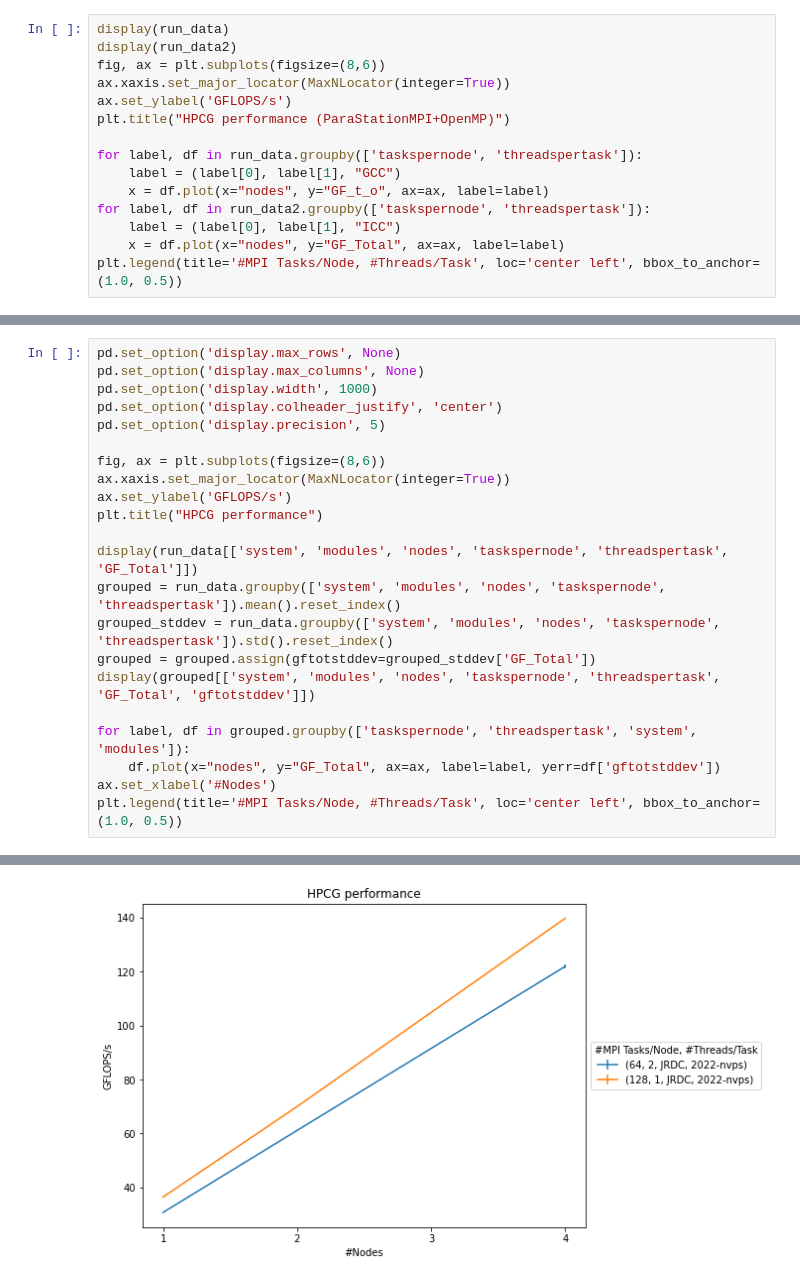
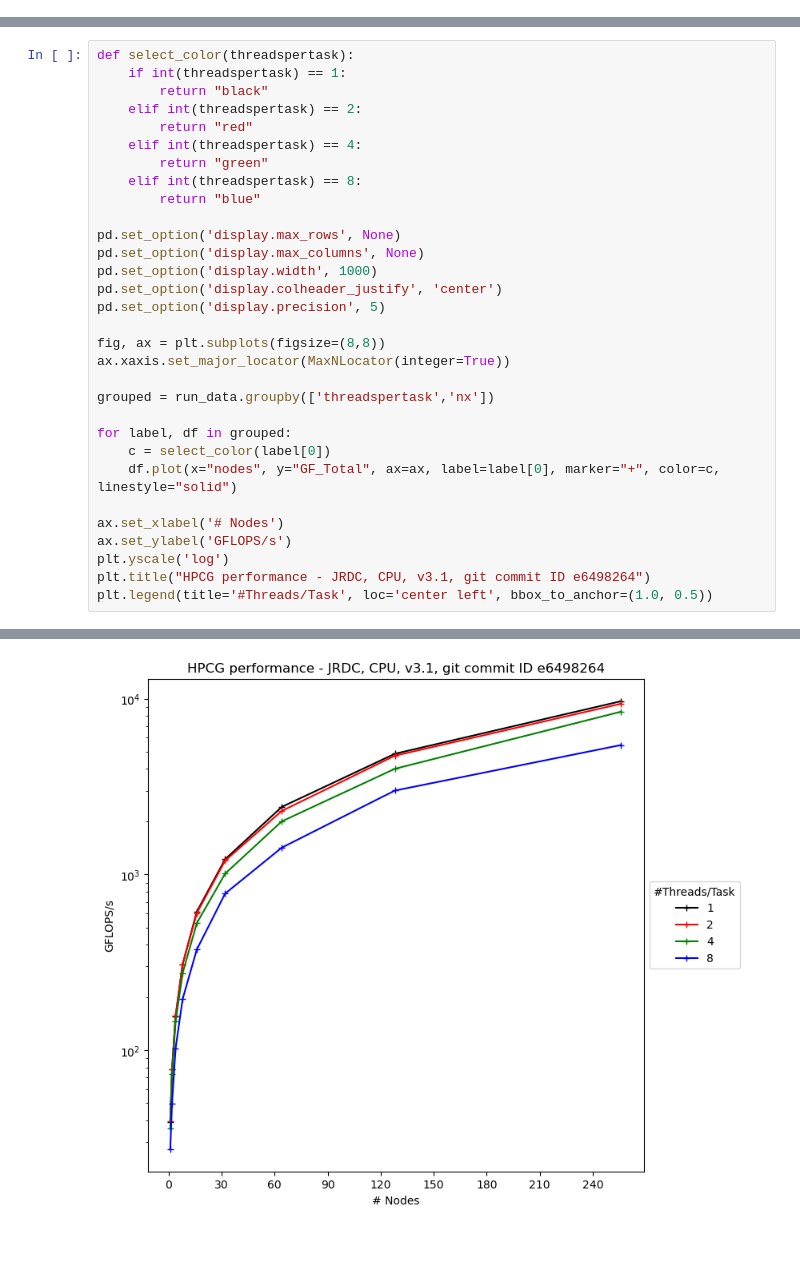
Before and after one commit to FZJ-JSC/jubench-hpcg, a Jupyter notebook: benchmark/eval/HPCG.ipynb, the cells around one changed output, grey strips where cells are left out. Saved outputs shown, nothing was run; the diff lists cells and outputs as text; blank space fills up the shorter version.

```diff
--- a/benchmark/eval/HPCG.ipynb
+++ b/benchmark/eval/HPCG.ipynb
@@ -16,15 +0,0 @@ Index(['jube_benchmark_id', 'system', 'modules', 'nodes', 'taskspernode', 'threa
-# %%
-display(run_data)
-display(run_data2)
-fig, ax = plt.subplots(figsize=(8,6))
-ax.xaxis.set_major_locator(MaxNLocator(integer=True))
-ax.set_ylabel('GFLOPS/s')
-plt.title("HPCG performance (ParaStationMPI+OpenMP)")
-
-for label, df in run_data.groupby(['taskspernode', 'threadspertask']):
-    label = (label[0], label[1], "GCC")
-    x = df.plot(x="nodes", y="GF_t_o", ax=ax, label=label)
-for label, df in run_data2.groupby(['taskspernode', 'threadspertask']):
-    label = (label[0], label[1], "ICC")
-    x = df.plot(x="nodes", y="GF_Total", ax=ax, label=label)
-plt.legend(title='#MPI Tasks/Node, #Threads/Task', loc='center left', bbox_to_anchor=(1.0, 0.5))
@@ -60,23 +99,32 @@ Index(['jube_benchmark_id', 'system', 'modules', 'nodes', 'taskspernode', 'threa
 # %%
+def select_color(threadspertask):
+    if int(threadspertask) == 1:
+        return "black"
+    elif int(threadspertask) == 2:
+        return "red"
+    elif int(threadspertask) == 4:
+        return "green"
+    elif int(threadspertask) == 8:
+        return "blue"
+
 pd.set_option('display.max_rows', None)
 pd.set_option('display.max_columns', None)
 pd.set_option('display.width', 1000)
 pd.set_option('display.colheader_justify', 'center')
 pd.set_option('display.precision', 5)
 
-fig, ax = plt.subplots(figsize=(8,6))
+fig, ax = plt.subplots(figsize=(8,8))
 ax.xaxis.set_major_locator(MaxNLocator(integer=True))
+
+grouped = run_data.groupby(['threadspertask','nx'])
+
+for label, df in grouped:
+    c = select_color(label[0])
+    df.plot(x="nodes", y="GF_Total", ax=ax, label=label[0], marker="+", color=c, linestyle="solid")
+
+ax.set_xlabel('# Nodes')
 ax.set_ylabel('GFLOPS/s')
-plt.title("HPCG performance")
-
-display(run_data[['system', 'modules', 'nodes', 'taskspernode', 'threadspertask', 'GF_Total']])
-grouped = run_data.groupby(['system', 'modules', 'nodes', 'taskspernode', 'threadspertask']).mean().reset_index()
-grouped_stddev = run_data.groupby(['system', 'modules', 'nodes', 'taskspernode', 'threadspertask']).std().reset_index()
-grouped = grouped.assign(gftotstddev=grouped_stddev['GF_Total'])
-display(grouped[['system', 'modules', 'nodes', 'taskspernode', 'threadspertask', 'GF_Total', 'gftotstddev']])
-
-for label, df in grouped.groupby(['taskspernode', 'threadspertask', 'system', 'modules']):
-    df.plot(x="nodes", y="GF_Total", ax=ax, label=label, yerr=df['gftotstddev'])
-ax.set_xlabel('#Nodes')
-plt.legend(title='#MPI Tasks/Node, #Threads/Task', loc='center left', bbox_to_anchor=(1.0, 0.5))
+plt.yscale('log')
+plt.title("HPCG performance - JRDC, CPU, v3.1, git commit ID e6498264")
+plt.legend(title='#Threads/Task', loc='center left', bbox_to_anchor=(1.0, 0.5))
 # %% [output]
@@ -107,2 +131,2 @@ plt.legend(title='#MPI Tasks/Node, #Threads/Task', loc='center left', bbox_to_an
 <matplotlib.legend.Legend at 0x...>
-[figure, old version]
+[figure, new version]
```
Also changed, not shown: parts of 43 cells of this notebook, 8 other files.
